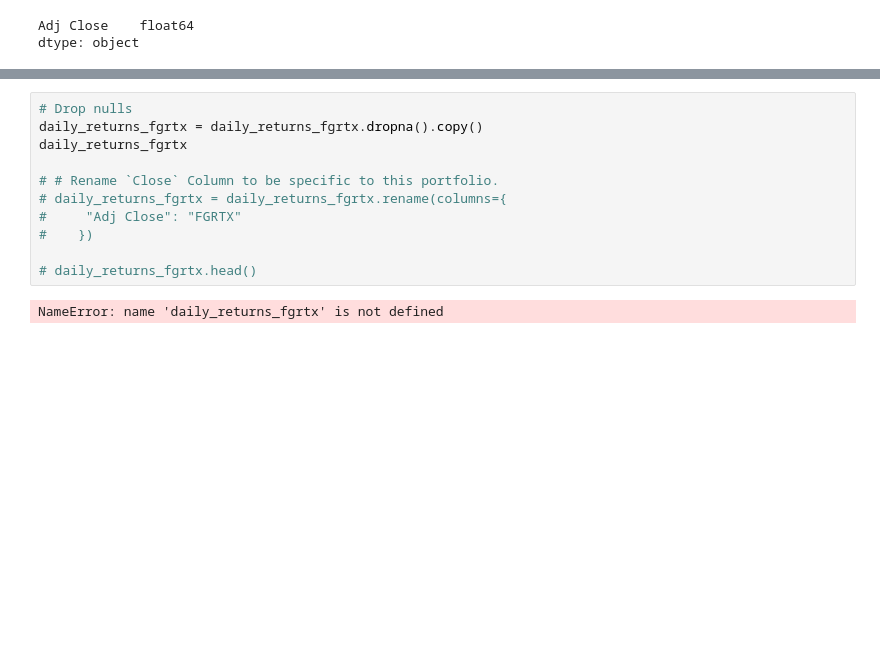
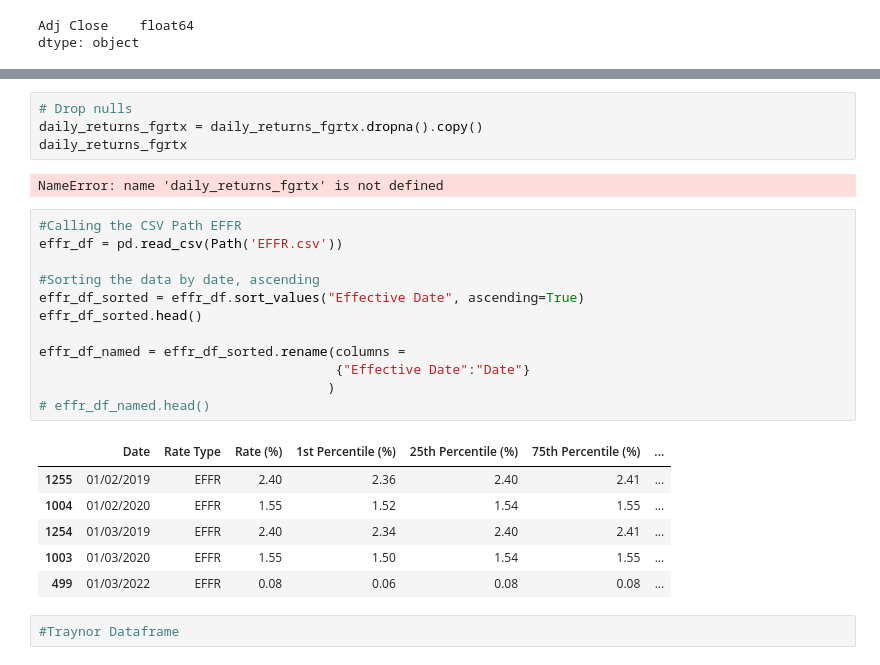
Before and after one commit to ravic4/project_1, a Jupyter notebook: master_notebook_it1.ipynb, the cells around one changed output, grey strips where cells are left out. Cells and saved outputs as stored; diff of their text form; blank space fills up the shorter version.

```diff
--- a/master_notebook_it1.ipynb
+++ b/master_notebook_it1.ipynb
@@ -195,12 +223,26 @@ fgrtx_df_price_data
 # Drop nulls
 daily_returns_fgrtx = daily_returns_fgrtx.dropna().copy()
 daily_returns_fgrtx
-
-# # Rename `Close` Column to be specific to this portfolio.
-# daily_returns_fgrtx = daily_returns_fgrtx.rename(columns={
-#     "Adj Close": "FGRTX"
-#    })
-
-# daily_returns_fgrtx.head()
 # %% [output]
 NameError: name 'daily_returns_fgrtx' is not defined
+# %%
+#Calling the CSV Path EFFR
+effr_df = pd.read_csv(Path('EFFR.csv'))
+
+#Sorting the data by date, ascending
+effr_df_sorted = effr_df.sort_values("Effective Date", ascending=True)
+effr_df_sorted.head()
+
+effr_df_named = effr_df_sorted.rename(columns =
+                                      {"Effective Date":"Date"}
+                                     )
+# effr_df_named.head()
+# %% [output]
+|  | Date | Rate Type | Rate (%) | 1st Percentile (%) | 25th Percentile (%) | 75th Percentile (%) | ... |
+| 1255 | 01/02/2019 | EFFR | 2.40 | 2.36 | 2.40 | 2.41 | ... |
+| 1004 | 01/02/2020 | EFFR | 1.55 | 1.52 | 1.54 | 1.55 | ... |
+| 1254 | 01/03/2019 | EFFR | 2.40 | 2.34 | 2.40 | 2.41 | ... |
+| 1003 | 01/03/2020 | EFFR | 1.55 | 1.50 | 1.54 | 1.55 | ... |
+| 499 | 01/03/2022 | EFFR | 0.08 | 0.06 | 0.08 | 0.08 | ... |
+# %%
+#Traynor Dataframe
```
Also changed, not shown: parts of 4 cells of this notebook, 3 other files.
